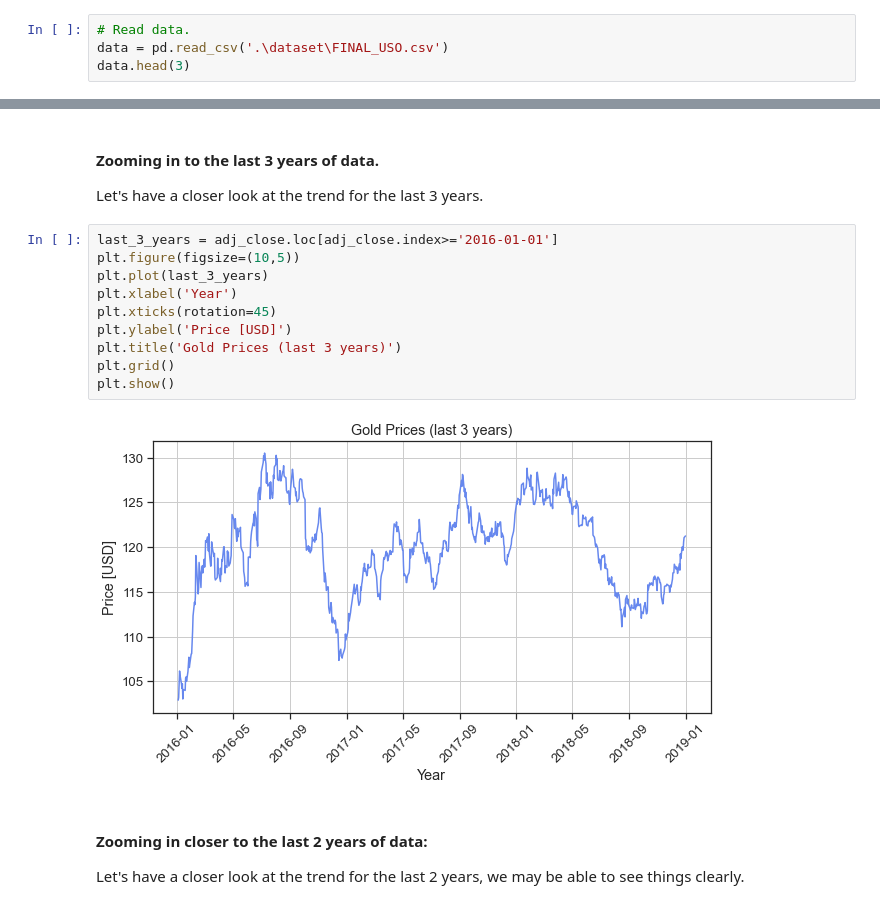
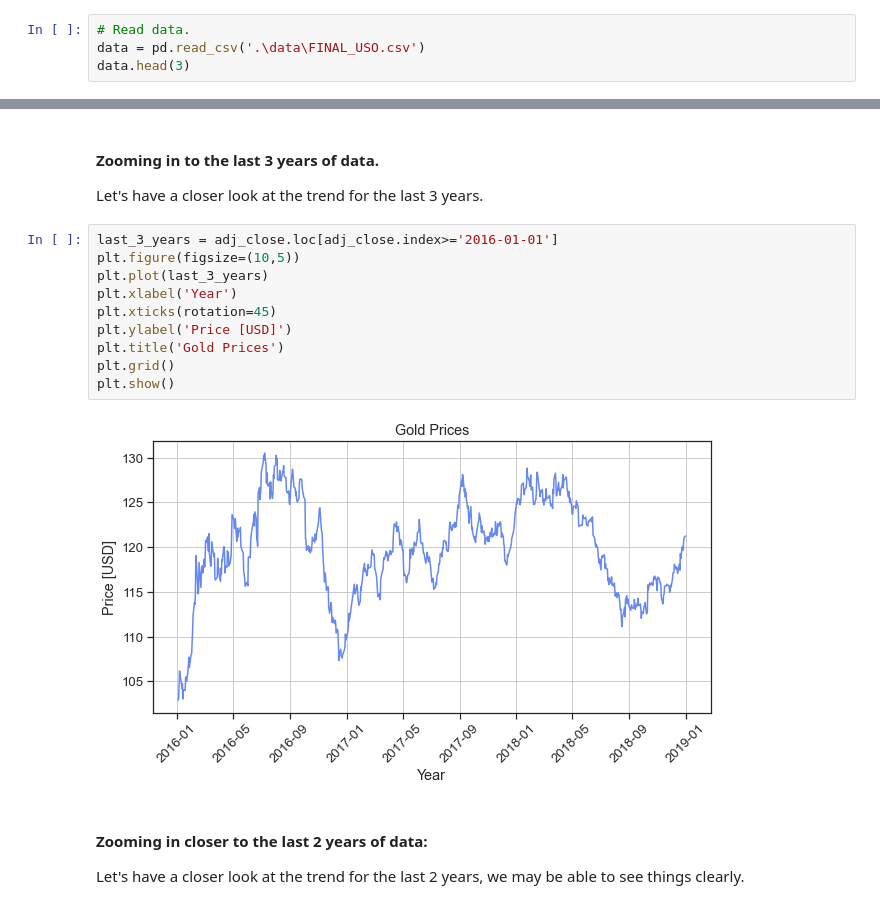
Before and after one commit to Hamoye-Summer22-TeamSQL-Premier-Project/Gold-Rates-Prediction, a Jupyter notebook: Gold-price-by-Team-sql.ipynb, the cells around one changed output, grey strips where cells are left out. Saved outputs shown, nothing was run; the diff lists cells and outputs as text.

```diff
--- a/Gold-price-by-Team-sql.ipynb
+++ b/Gold-price-by-Team-sql.ipynb
@@ -94,7 +96,7 @@ sns.set(context="notebook", palette="coolwarm", style = 'ticks', font_scale = 1.
 ### Assesing Data
 # %%
 # Read data.
-data = pd.read_csv('.\dataset\FINAL_USO.csv')
+data = pd.read_csv('.\data\FINAL_USO.csv')
 data.head(3)
 # %% [output]
 |  | Date | Open | High | Low | Close | Adj Close | Volume | SP_open | SP_high | SP_low | ... | ... |
@@ -359,15 +361,15 @@ Let's have a closer look at the trend for the last 3 years.
 # %%
 last_3_years = adj_close.loc[adj_close.index>='2016-01-01']
 plt.figure(figsize=(10,5))
 plt.plot(last_3_years)
 plt.xlabel('Year')
 plt.xticks(rotation=45)
 plt.ylabel('Price [USD]')
-plt.title('Gold Prices (last 3 years)')
+plt.title('Gold Prices')
 plt.grid()
 plt.show()
 # %% [output]
-[figure, old version]
+[figure, new version]
 # %% [markdown]
 #### Zooming in closer to the last 2 years of data:
 Let's have a closer look at the trend for the last 2 years, we may be able to see things clearly.
```
Also changed, not shown: parts of 42 cells of this notebook, 4 other files.
